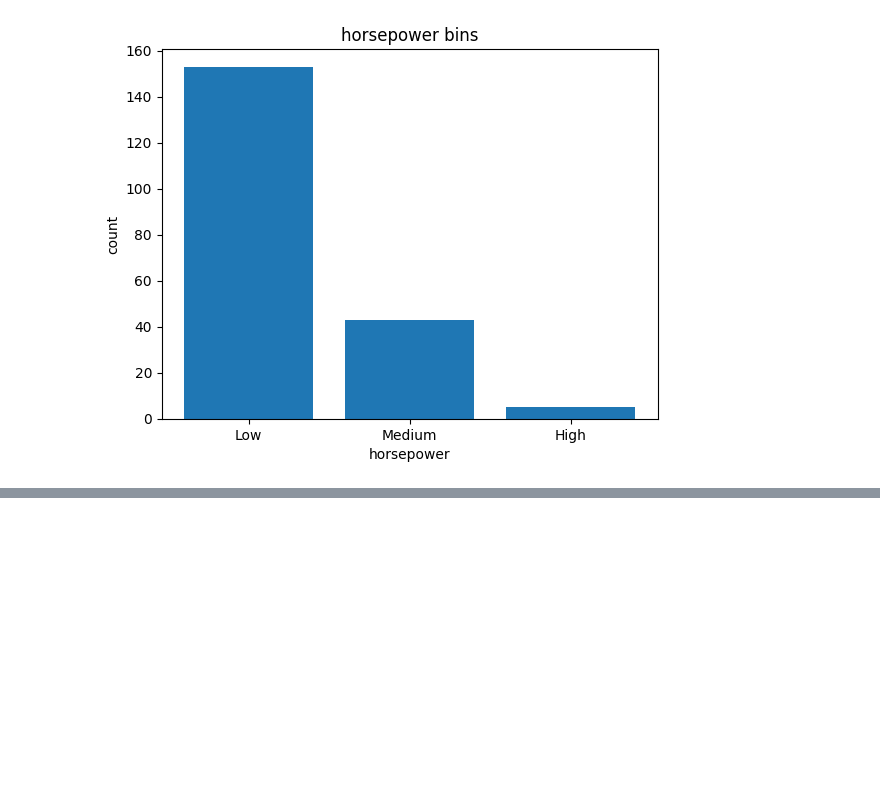
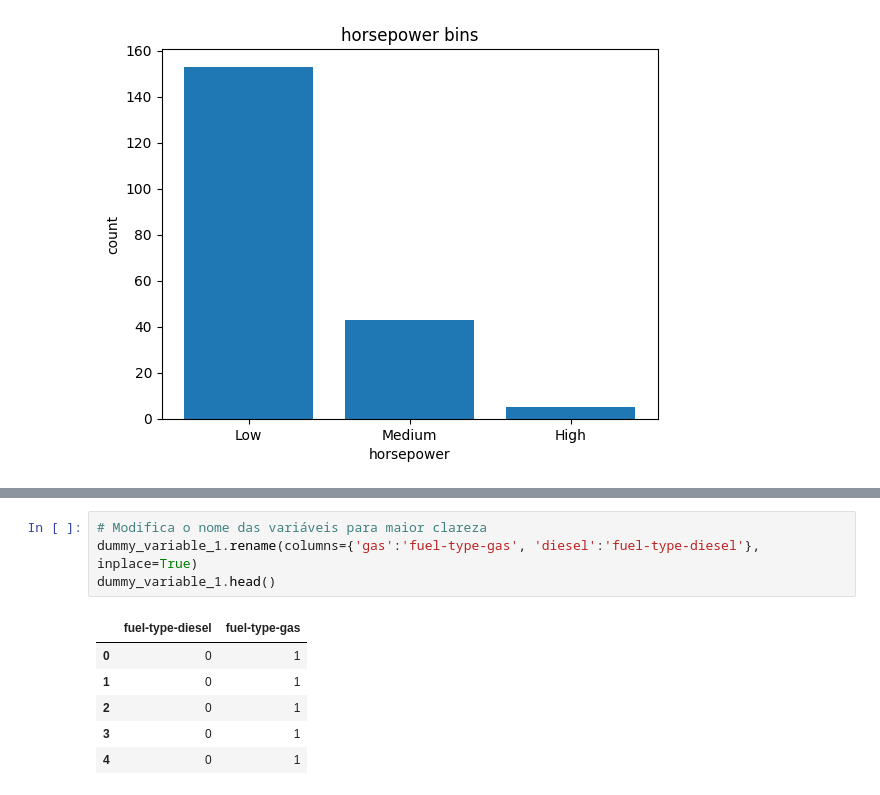
Before and after one commit to EmidioLP/IBMSkillsBuild, a Jupyter notebook: Data_Analysis_with_Python/Lab1.ipynb, the cells around one changed output, grey strips where cells are left out. Drawn from its saved outputs; the diff is of its cells as text; blank space fills up the shorter version.

```diff
--- a/Data_Analysis_with_Python/Lab1.ipynb
+++ b/Data_Analysis_with_Python/Lab1.ipynb
@@ -322,0 +360,11 @@ Text(0.5, 1.0, 'horsepower bins')
+# %%
+# Modifica o nome das variáveis para maior clareza
+dummy_variable_1.rename(columns={'gas':'fuel-type-gas', 'diesel':'fuel-type-diesel'}, inplace=True)
+dummy_variable_1.head()
+# %% [output]
+|  | fuel-type-diesel | fuel-type-gas |
+| 0 | 0 | 1 |
+| 1 | 0 | 1 |
+| 2 | 0 | 1 |
+| 3 | 0 | 1 |
+| 4 | 0 | 1 |
```
Also changed, not shown: parts of 7 cells of this notebook, 1 other file.
